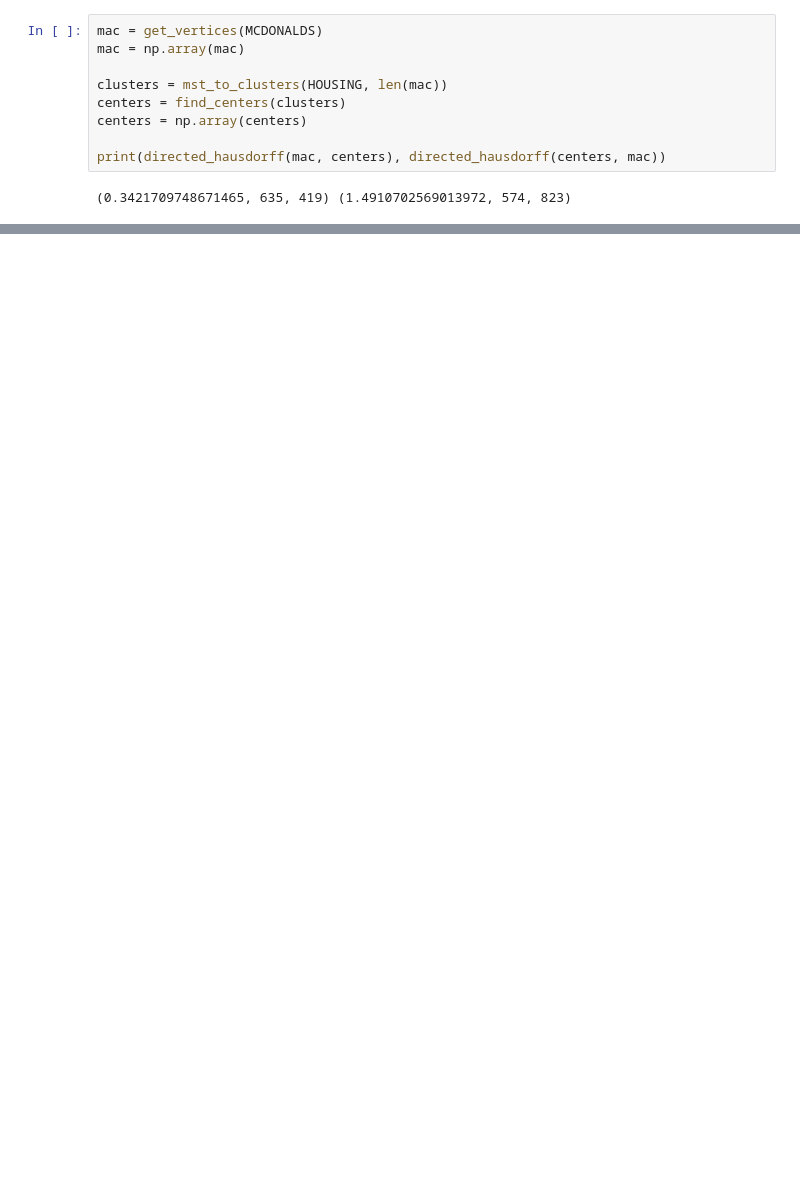
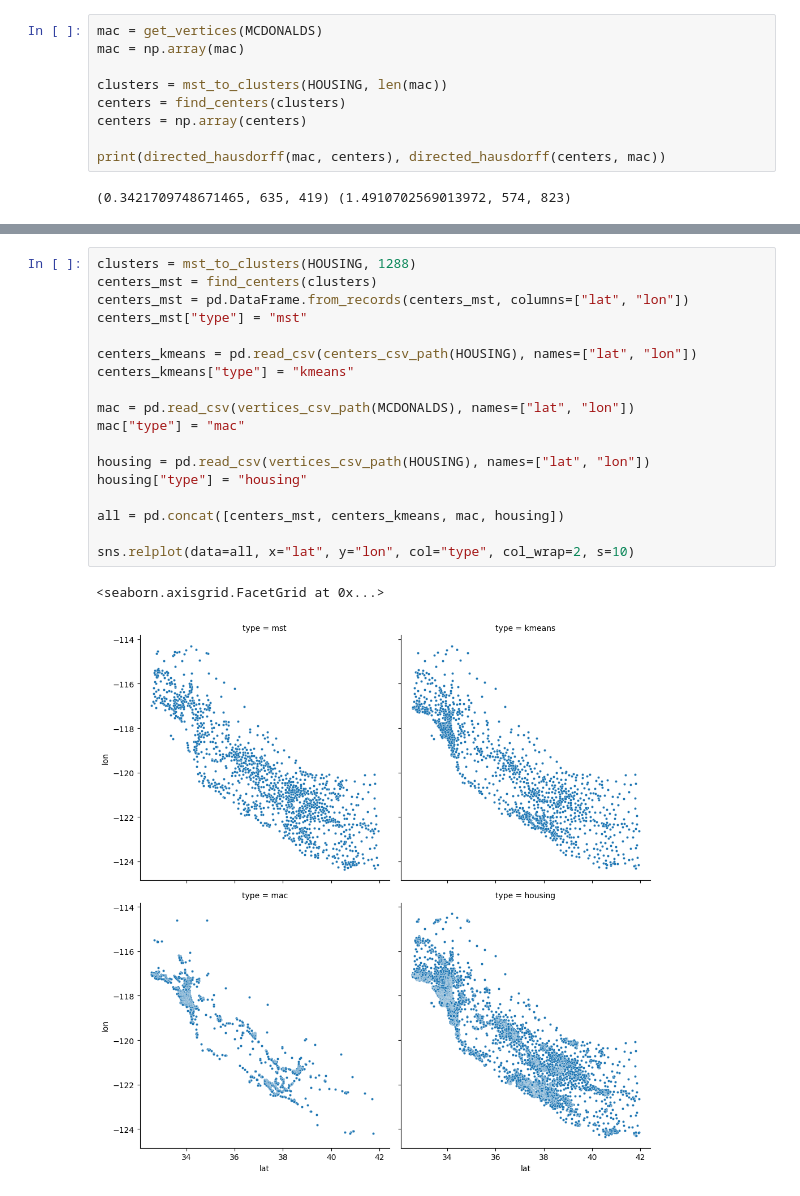
Before and after one commit to smitssjors/mpa, a Jupyter notebook: report_2.ipynb, the cells around one changed output, grey strips where cells are left out. Drawn from its saved outputs; the diff is of its cells as text; blank space fills up the shorter version.

```diff
--- a/report_2.ipynb
+++ b/report_2.ipynb
@@ -145,0 +160,21 @@ sns.scatterplot(data=all, x="lat", y="lon", hue="type", hue_order=["centers","ma
+# %%
+clusters = mst_to_clusters(HOUSING, 1288)
+centers_mst = find_centers(clusters)
+centers_mst = pd.DataFrame.from_records(centers_mst, columns=["lat", "lon"])
+centers_mst["type"] = "mst"
+
+centers_kmeans = pd.read_csv(centers_csv_path(HOUSING), names=["lat", "lon"])
+centers_kmeans["type"] = "kmeans"
+
+mac = pd.read_csv(vertices_csv_path(MCDONALDS), names=["lat", "lon"])
+mac["type"] = "mac"
+
+housing = pd.read_csv(vertices_csv_path(HOUSING), names=["lat", "lon"])
+housing["type"] = "housing"
+
+all = pd.concat([centers_mst, centers_kmeans, mac, housing])
+
+sns.relplot(data=all, x="lat", y="lon", col="type", col_wrap=2, s=10)
+# %% [output]
+<seaborn.axisgrid.FacetGrid at 0x...>
+[figure, added]
```
Also changed, not shown: parts of 3 cells of this notebook, 1 other file.
